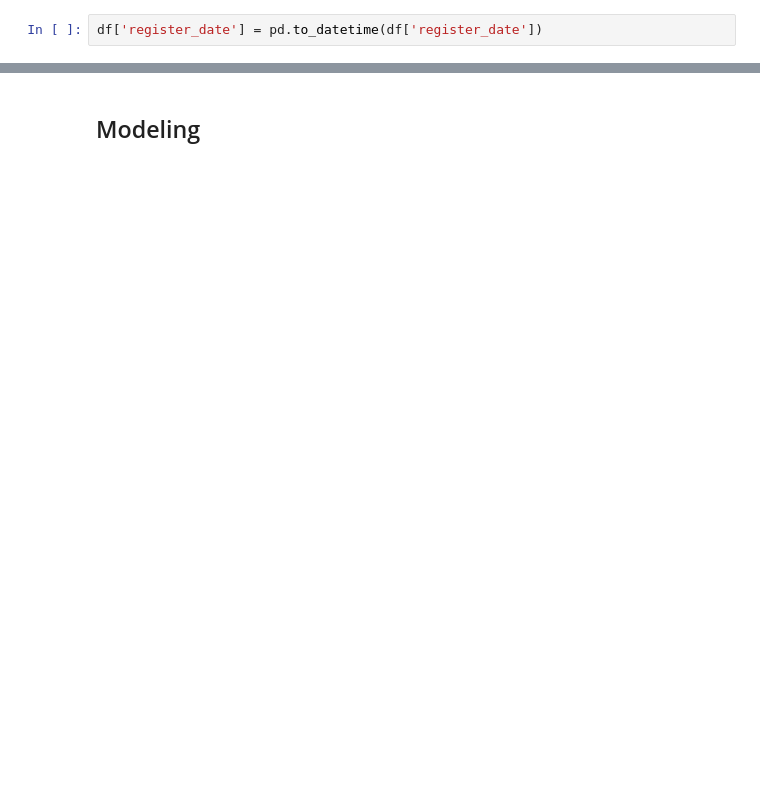
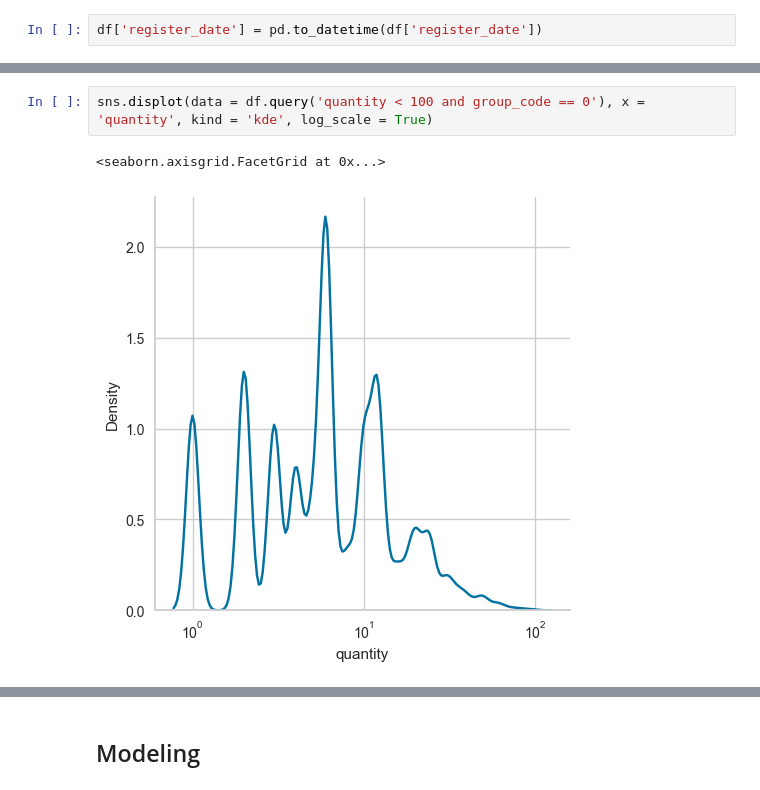
Before and after one commit to sergioalvesnicolau/Projeto---Case-Ambev, a Jupyter notebook: main.ipynb, the cells around one changed output, grey strips where cells are left out. Saved outputs shown, nothing was run; the diff lists cells and outputs as text; blank space fills up the shorter version.

```diff
--- a/main.ipynb
+++ b/main.ipynb
@@ -261,0 +203,5 @@ dtype: int64
+# %%
+sns.displot(data = df.query('quantity < 100 and group_code == 0'), x = 'quantity', kind = 'kde', log_scale = True)
+# %% [output]
+<seaborn.axisgrid.FacetGrid at 0x...>
+[figure, added]
```
Also changed, not shown: parts of 39 cells of this notebook, 1 other file.
